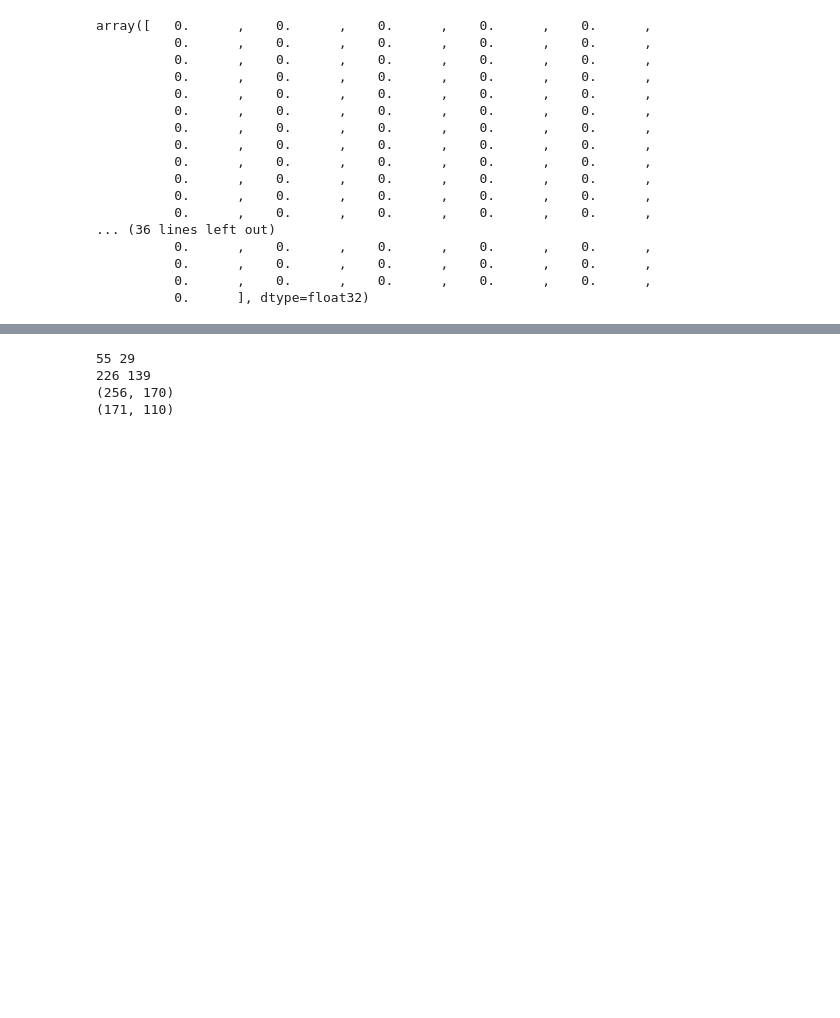
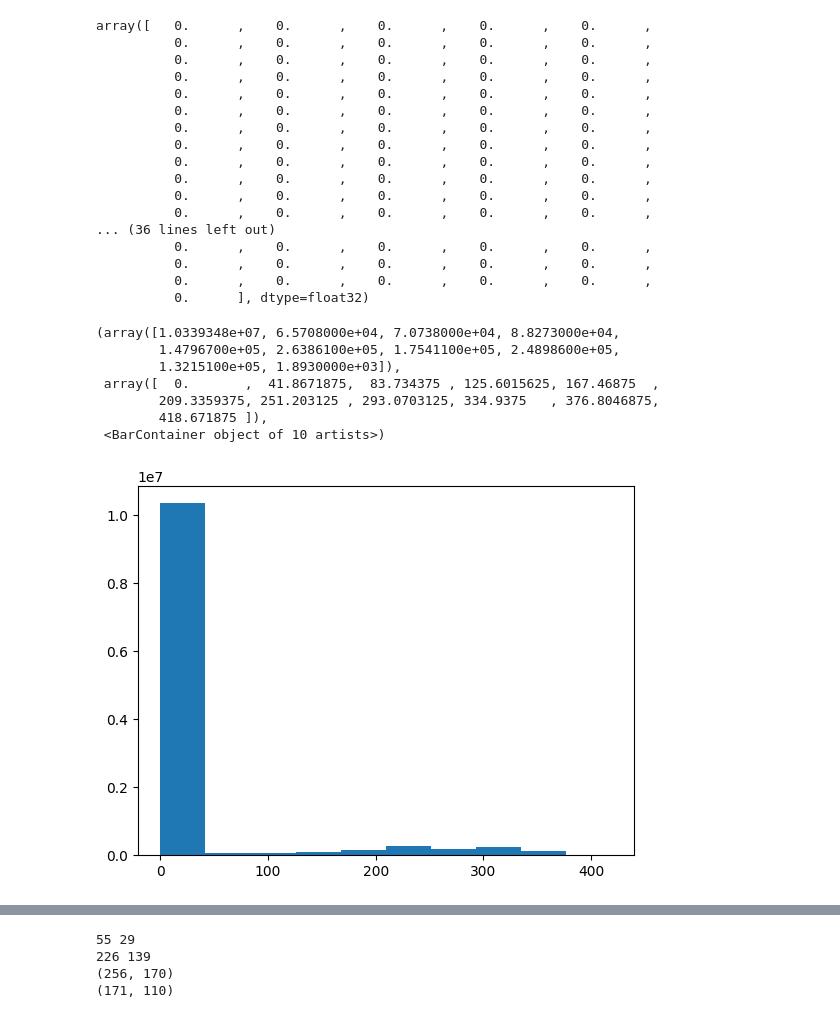
Before and after one commit to tourbut/BrainMR_MCI, a Jupyter notebook: notebook/preprocessing_notebook.ipynb, the cells around one changed output, grey strips where cells are left out. Saved outputs shown, nothing was run; the diff lists cells and outputs as text; code cells hidden in the pictures; blank space fills up the shorter version.

```diff
--- a/notebook/preprocessing_notebook.ipynb
+++ b/notebook/preprocessing_notebook.ipynb
@@ -96,0 +204,15 @@ def add_pad(image, new_height=256, new_width=256):
+# %%
+sitk_t1 = sitk.ReadImage('Dataset/OASIS_BET/sub-OAS30001_sess-d0129_run-01_T1w.nii')
+
+maskImage = sitk.OtsuThreshold(sitk_t1,0,1,200)
+sitk.WriteImage(maskImage, "test_mask.nii.gz")
+inputImage = sitk.Cast(sitk_t1,sitk.sitkFloat32)
+
+corrector = sitk.N4BiasFieldCorrectionImageFilter();
+
+output = corrector.Execute(inputImage,maskImage)
+
+sitk.WriteImage(output,"test.nii.gz")
+# %%
+image_1 = sitk.GetArrayFromImage(sitk_t1)
+image_2 = sitk.GetArrayFromImage(output)
@@ -96,0 +221,11 @@ def add_pad(image, new_height=256, new_width=256):
+# %%
+plt.hist(image_2.ravel(),bins=10)
+# %% [output]
+(array([1.0339348e+07, 6.5708000e+04, 7.0738000e+04, 8.8273000e+04,
+        1.4796700e+05, 2.6386100e+05, 1.7541100e+05, 2.4898600e+05,
+        1.3215100e+05, 1.8930000e+03]),
+ array([  0.       ,  41.8671875,  83.734375 , 125.6015625, 167.46875  ,
+        209.3359375, 251.203125 , 293.0703125, 334.9375   , 376.8046875,
+        418.671875 ]),
+ <BarContainer object of 10 artists>)
+[figure, added]
```
Also changed, not shown: parts of 14 cells of this notebook, 3 other files.
